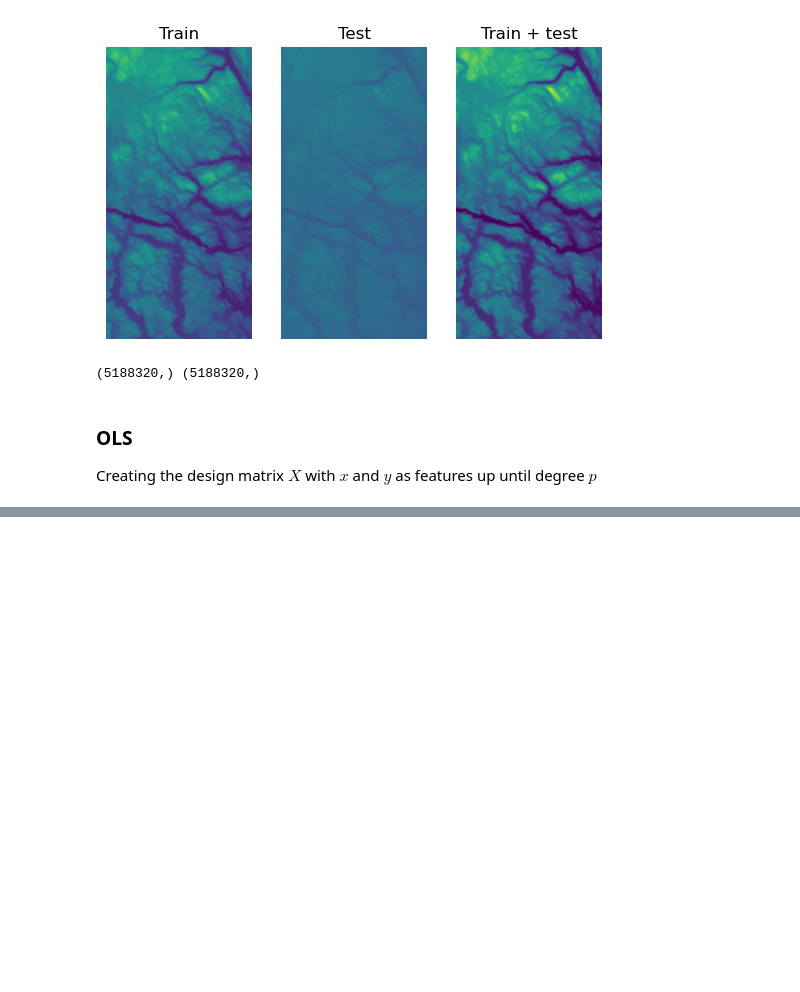
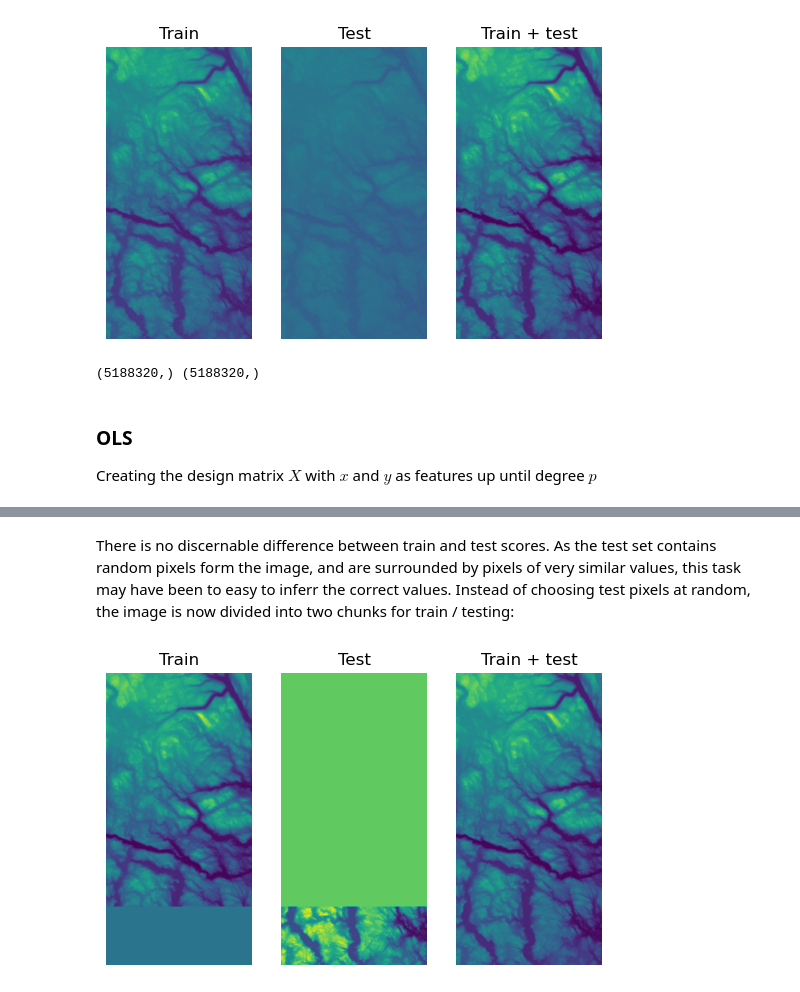
Before and after one commit to blakkisrud/MachineLearningProject1, a Jupyter notebook: src/geographic.ipynb, the cells around one changed output, grey strips where cells are left out. Drawn from its saved outputs; the diff is of its cells as text; code cells hidden in the pictures; blank space fills up the shorter version.

```diff
--- a/src/geographic.ipynb
+++ b/src/geographic.ipynb
@@ -151,0 +199,48 @@ print(X_train.shape, X_test.shape)
+# %% [markdown]
+There is no discernable difference between train and test scores.
+As the test set contains random pixels form the image, and are surrounded by pixels of very similar values, this task may have been to easy to inferr the correct values.
+Instead of choosing test pixels at random, the image is now divided into two chunks for train / testing:
+# %%
+idx_train = index_vals[:int(len(index_vals) * 0.80)]
+idx_test = index_vals[max(idx_train)+1:]
+
+scaler = StandardScaler()
+values_train = scaler.fit_transform(terrain1_values[idx_train].reshape(-1, 1))
+values_test = scaler.transform(terrain1_values[idx_test].reshape(-1, 1))
+
+
+x_train = idx_train.reshape(-1, 1) % terrain1.shape[0]
+y_train = idx_train.reshape(-1, 1) // terrain1.shape[0]
+x_test = idx_test.reshape(-1, 1) % terrain1.shape[0]
+y_test = idx_test.reshape(-1, 1) // terrain1.shape[0]
+
+
+scaler_x = MinMaxScaler(feature_range=(-1, 1))
+scaler_y = MinMaxScaler(feature_range=(-1, 1))
+x_train = scaler_x.fit_transform(x_train).reshape(-1)
+x_test = scaler_x.transform(x_test).reshape(-1)
+y_train = scaler_y.fit_transform(y_train).reshape(-1)
+y_test = scaler_y.transform(y_test).reshape(-1)
+
+
+img_train = np.empty(shape=len(index_vals))
+img_test = np.empty(shape=len(index_vals))
+
+img_train[idx_train] = values_train.ravel()
+img_test[idx_test] = values_test.ravel()
+
+img_train = img_train.reshape(terrain1.shape)
+img_test = img_test.reshape(terrain1.shape)
+
+fig, ax = plt.subplots(ncols=3)
+ax[0].imshow(img_train)
+ax[0].set_title("Train")
+ax[1].imshow(img_test)
+ax[1].set_title("Test")
+ax[2].imshow(img_train + img_test)
+ax[2].set_title("Train + test")
+[axi.axis("off") for axi in ax]
+
+plt.show()
+# %% [output]
+[figure, added]
```
Also changed, not shown: parts of 10 cells of this notebook.
